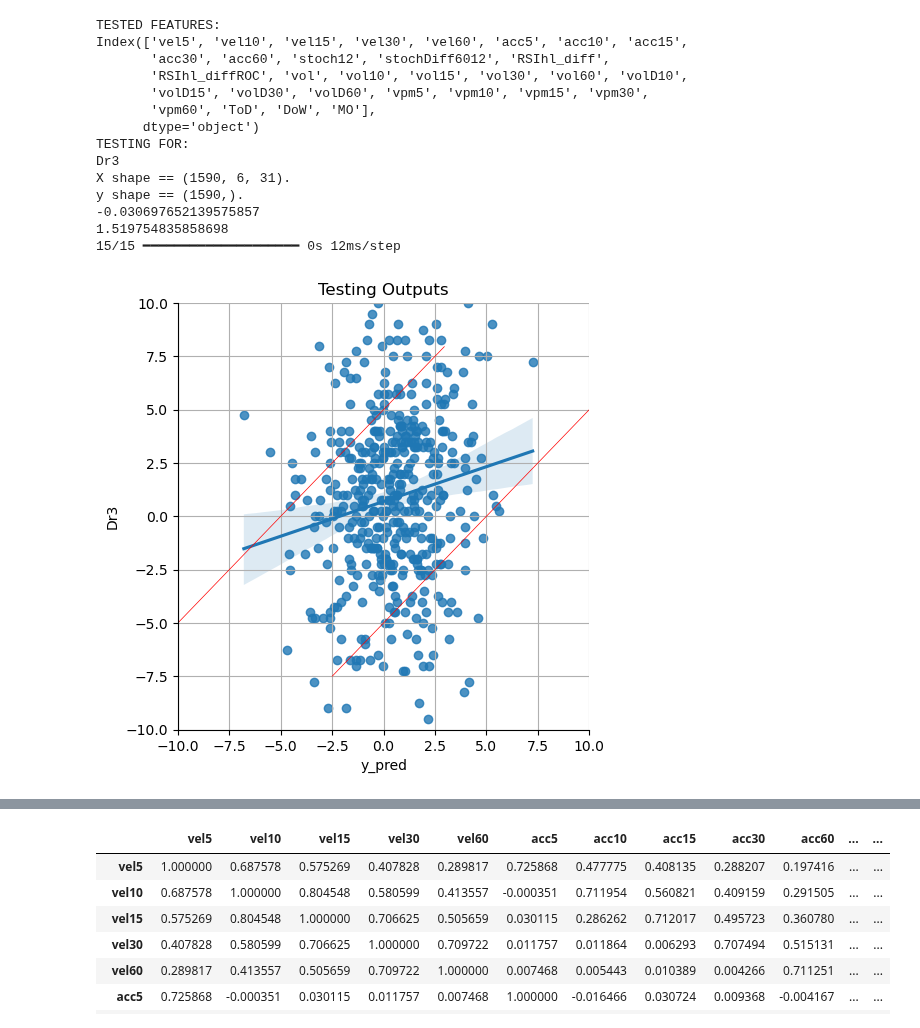
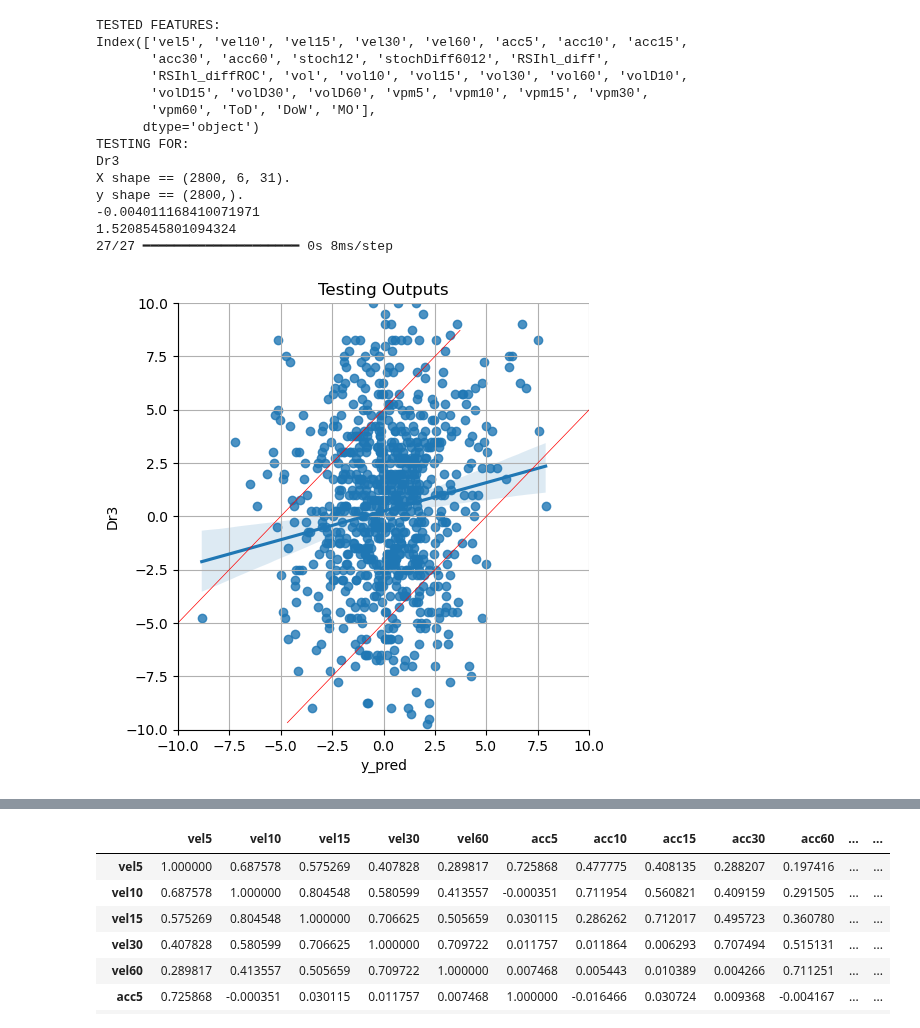
Before and after one commit to Logan-Kelsch/-ES-NN-test1, a Jupyter notebook: NN/NN_V3.0/testing_lstm.ipynb, the cells around one changed output, grey strips where cells are left out. Saved outputs shown, nothing was run; the diff lists cells and outputs as text; code cells hidden in the pictures.

```diff
--- a/NN/NN_V3.0/testing_lstm.ipynb
+++ b/NN/NN_V3.0/testing_lstm.ipynb
@@ -28,7 +28,7 @@ from imblearn.over_sampling import SMOTE
 #LOAD DATA FROM CSV-------------------------------------------------------
 
 # Load the dataset
-data = pd.read_csv('catted__6dayTest_1.csv')
+data = pd.read_csv('catted_10day.csv')
 dataTRAIN = pd.read_csv('catted_1.csv')
 
 #      'Dr1' 'Dr3' 'Mr1' 'Mr3'
@@ -195,7 +195,7 @@ X, y = remove_zero_mo_samples(X, y)
 mos = X[:, timeSteps-1, len(Xfeatures)-1].mean()
 print(mos)
 
-loaded_model = tf.keras.models.load_model('LSTM_Dr3_6step_8.keras')
+loaded_model = tf.keras.models.load_model('LSTM_Dr3_6step_10.keras')
 loaded_model.compile(optimizer='adam',
                   loss='mse'
                   ,metrics=['R2Score','root_mean_squared_error'])
@@ -277,40 +277,41 @@ for v in range(0,specGuess*2):
                 if(y_test[i]<0):
                     tn5+=1
                 if(y_test[i]>0):
                     fn5+=1
     if((tp5+fp5+tn5+fn5)<1):
         break
     directionalAccuracy = ((tp+tn)/(tp+fp+tn+fn))*10000//1/100
     directionalAccuracy5guess = ((tp5+tn5)/(tp5+fp5+tn5+fn5))*10000//1/100
     specAcc.append(directionalAccuracy5guess)
     valCount.append(valCnt)
     #print(f'Directional Accuracy >(+/-){v/2}:\t',directionalAccuracy5guess)
 #print('Directional Accuracy:\t\t',directionalAccuracy)
 valCount = [x / valCount[0] * 100 for x in valCount]
-plt.figure(figsize=(12, 6))
-plt.plot(np.arange(0,0.5*len(specAcc),0.5), specAcc, 'y', label='Directional Accuracy')
+plt.figure(figsize=(18, 9))
+plt.plot(np.arange(0,0.5*len(specAcc),0.5), specAcc, 'maroon', label='Directional Accuracy')
+plt.scatter(np.arange(0,0.5*len(specAcc),0.5), specAcc, s=5, color='maroon')
 #plt.plot(np.arange(0,0.5*len(specAcc),0.5), valCount, 'r', label='% Of Samples')
 plt.title('Directional Accuracy Percentage Outside of given Predicted Value\n(With Percentage of Samples)')
 plt.xlabel('> (+/-) Prediction Value')
 plt.ylabel('Percent')
 plt.grid()
-plt.legend(['Directional Accuracy'], loc='upper left')
+plt.legend(['Directional Accuracy\nS- Samples\nA- Accuracy'], loc='upper left')
 for x, y in zip(np.arange(0,0.5*len(specAcc),0.5), specAcc):
-    plt.annotate(text=float(valCount[int(x*2)]*10//1/10), xy=(x, y))
+    plt.annotate(f'{float(valCount[int(x*2)]*10//1/10)}%S\n{float(specAcc[int(x*2)])}%A', color='black', xy=(x, y-2), fontsize=8)
 plt.show()
 # %% [output]
 TESTED FEATURES:
 Index(['vel5', 'vel10', 'vel15', 'vel30', 'vel60', 'acc5', 'acc10', 'acc15',
        'acc30', 'acc60', 'stoch12', 'stochDiff6012', 'RSIhl_diff',
        'RSIhl_diffROC', 'vol', 'vol10', 'vol15', 'vol30', 'vol60', 'volD10',
        'volD15', 'volD30', 'volD60', 'vpm5', 'vpm10', 'vpm15', 'vpm30',
        'vpm60', 'ToD', 'DoW', 'MO'],
       dtype='object')
 TESTING FOR:
 Dr3
-X shape == (1590, 6, 31).
-y shape == (1590,).
--0.030697652139575857
-1.519754835858698
-15/15 ━━━━━━━━━━━━━━━━━━━━ 0s 12ms/step
+X shape == (2800, 6, 31).
+y shape == (2800,).
+-0.004011168410071971
+1.5208545801094324
+27/27 ━━━━━━━━━━━━━━━━━━━━ 0s 8ms/step
-[figure, old version]
+[figure, new version]
```
Also changed, not shown: parts of 1 cell of this notebook, 1 other file.
